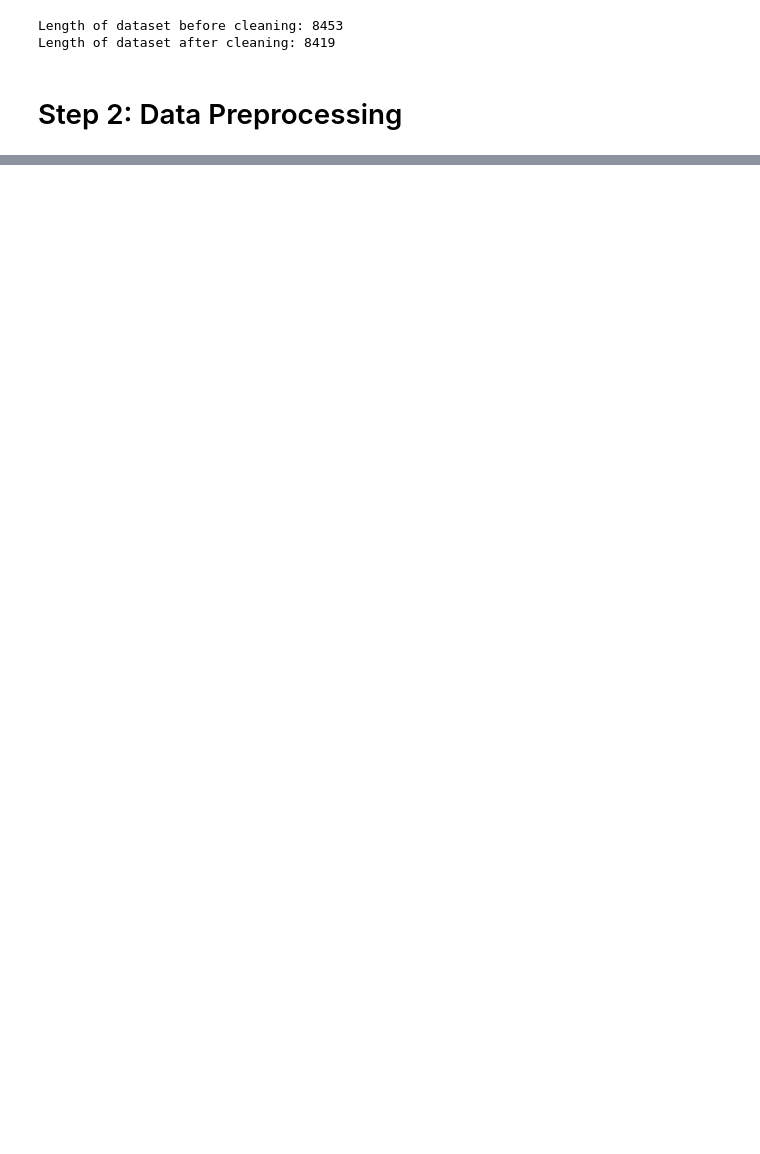
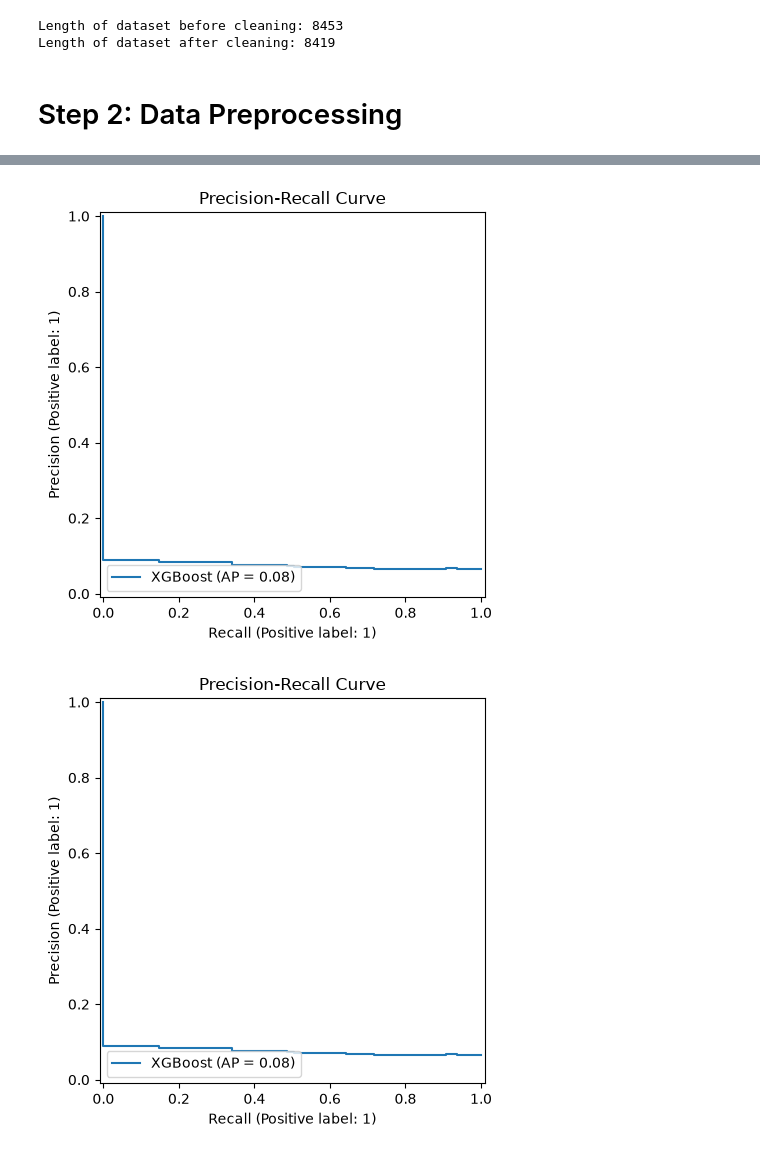
Before and after one commit to eode0004/FIT2082ResProj, a Jupyter notebook: ResProjModel.ipynb, the cells around one changed output, grey strips where cells are left out. Saved outputs shown, nothing was run; the diff lists cells and outputs as text; code cells hidden in the pictures; blank space fills up the shorter version.

```diff
--- a/ResProjModel.ipynb
+++ b/ResProjModel.ipynb
@@ -269,3 +272,16 @@ Training confusion matrix (to check for overfit) with threshold 0.5:
+# %%
+# Precision-recall curves require the positive-class probability, not both probability columns.
+pr_display = PrecisionRecallDisplay.from_predictions(
+    y_test,
+    y_pred_p[:, 1],
+    name="XGBoost",
+)
+pr_display.ax_.set_title("Precision-Recall Curve")
+pr_display.ax_.figure.tight_layout()
+pr_display.ax_.figure
+# %% [output]
+[figure, added]
+[figure, added]
 # %%
 t_df[t_df["Prediction_type"] == "False Positive"].sort_values(by="Predicted_Churn_Probability", ascending=False).head(20) # Sort by predicted probability for easier analysis
 # %% [output]
```
Also changed, not shown: parts of 6 cells of this notebook, 1 other file.
